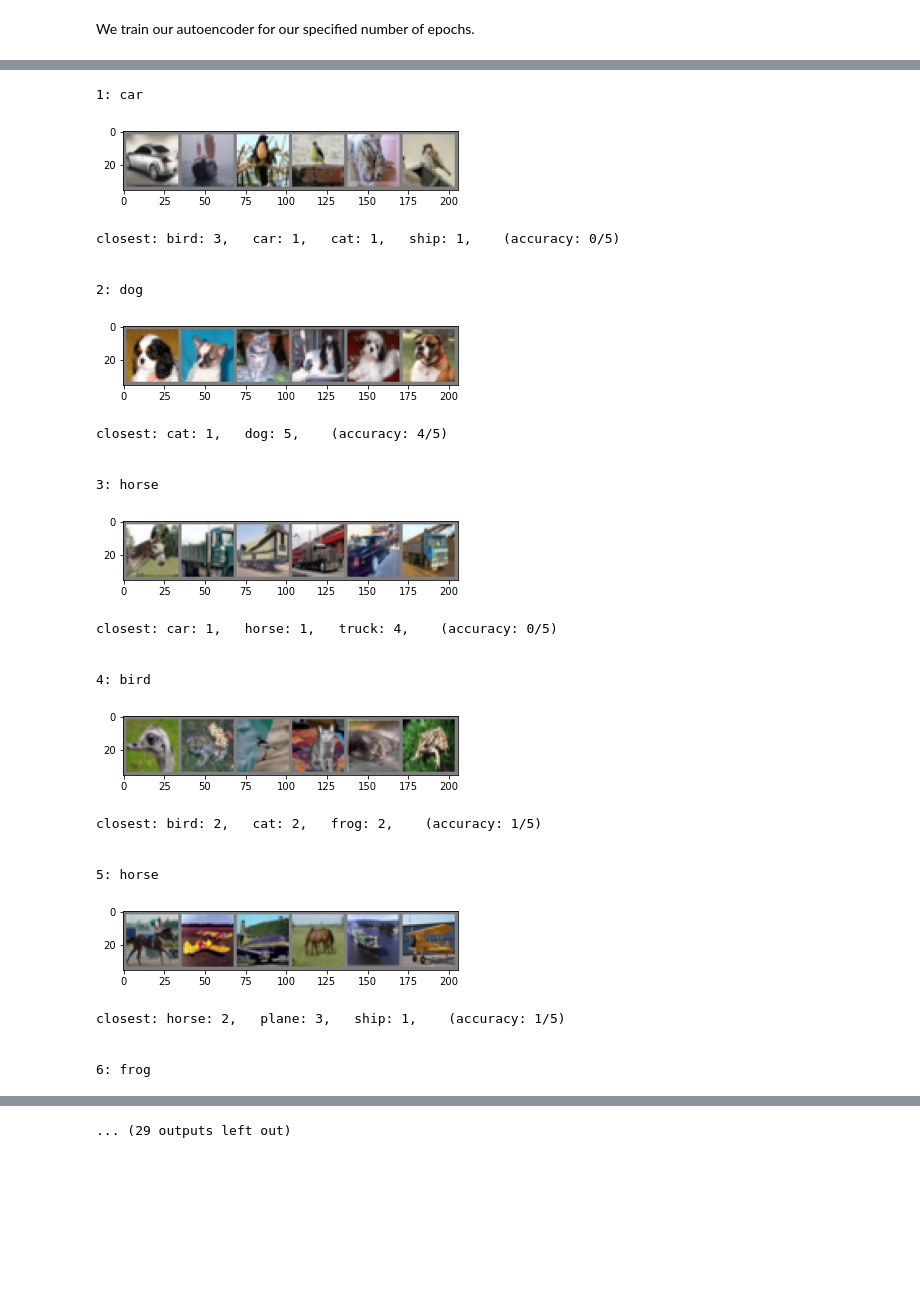
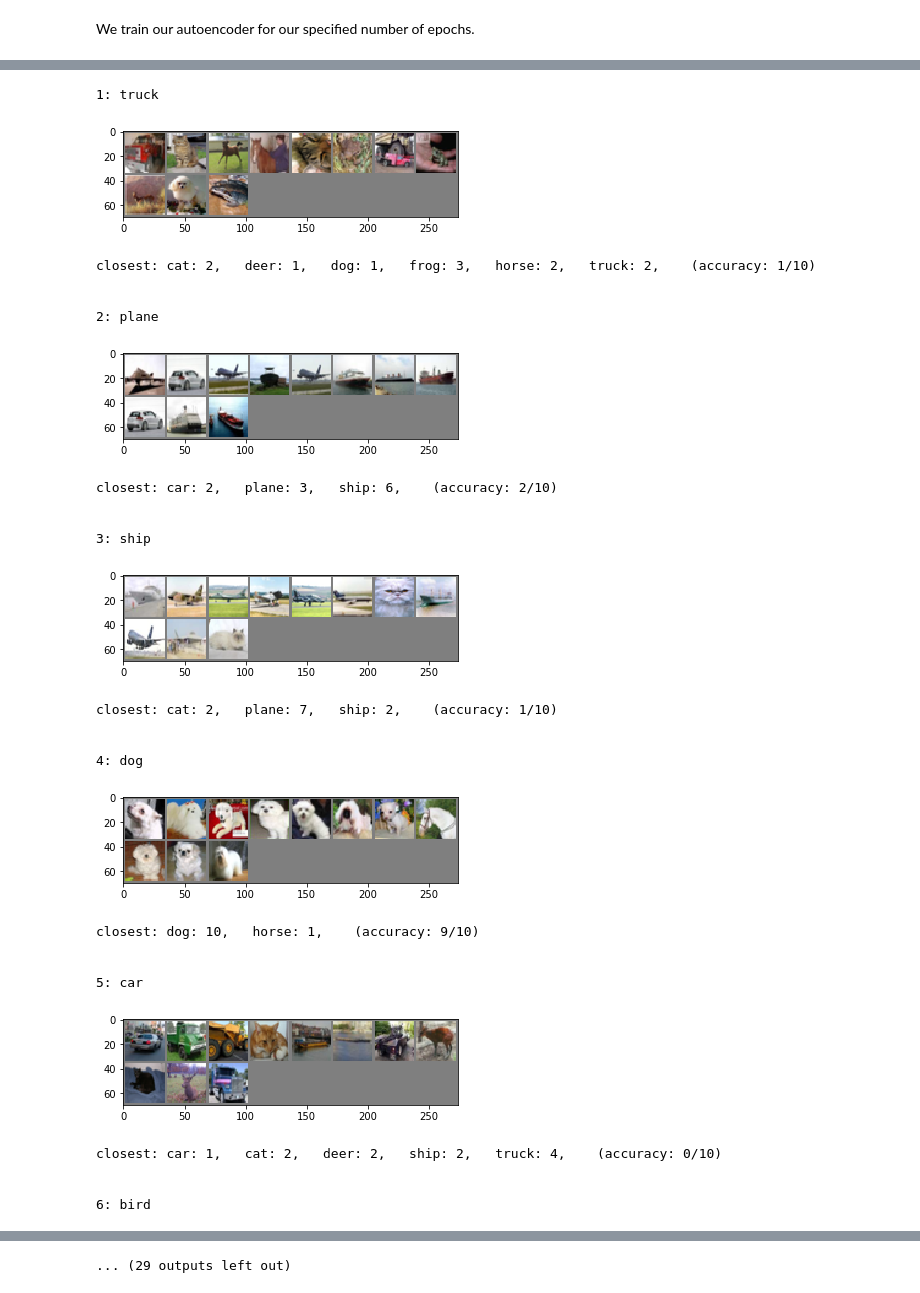
Before and after one commit to PhilipOe1612340/MMR-Autoencoder, a Jupyter notebook: src/autoencoder-pytorch.ipynb, the cells around one changed output, grey strips where cells are left out. Cells and saved outputs as stored; diff of their text form; code cells hidden in the pictures; blank space fills up the shorter version.

```diff
--- a/src/autoencoder-pytorch.ipynb
+++ b/src/autoencoder-pytorch.ipynb
@@ -22,7 +22,7 @@ Set our seed and other configurations for reproducibility.
 seed = 42
 torch.manual_seed(seed)
 torch.backends.cudnn.deterministic = True
-PATH = './cifar_net.pth'
+PATH = './netWithNoise.pth'
 # %% [markdown]
 ## Dataset
 
@@ -32,7 +32,7 @@ from model import *
 from data import *
 from pre_processing import *
 # %%
-batch_size = 1024
+batch_size = 1024 * 4
 dataset = Loader(batch_size=batch_size)
 trainloader = dataset.trainloader
 
@@ -52,7 +52,7 @@ def imshow(img):
 
 
 print('Examples:')
-# examples(trainloader)
+examples(trainloader)
 # %% [output]
 Wait for both datasets to be downloaded and verified.
 Files already downloaded and verified
@@ -220,17 +247,17 @@ Clipping input data to the valid range for imshow with RGB data ([0..1] for floa
 #pairplot
 
 dataset_iter = iter(dataset.testloader)
-images, labels = dataset_iter.next()
+images, classes = dataset_iter.next()
 length = len(images)
 
-net3 = AE()
-net3.load_state_dict(torch.load(PATH, map_location=torch.device('cpu')))
+net2 = AE()
+net2.load_state_dict(torch.load(PATH, map_location=torch.device('cpu')))
 
-net3.getLatentSpace(True)
+net2.getLatentSpace(True)
 
-outputs3 = net3(images).data.numpy()
+outputs = net2(images).data.numpy()
 
-outputFrame = pd.DataFrame(outputs3)
+outputFrame = pd.DataFrame(outputs)
 
 sns.pairplot(outputFrame.sample(50))
 # %% [output]
@@ -254,58 +283,59 @@ outputShape = np.shape(outputs)
 
 # flatten latent space
 outputs = outputs.flatten().reshape(length, np.prod(outputShape[1:]))
+classNames = dataset.classes
 # %%
 # get 20 random images with closest matches
 for i in range(20):
     print('\n')
     srcImgId = round(random() * length)
     srcImgClass = classes[srcImgId]
-    closest = findNClosest(outputs[srcImgId], outputs, 6)
+    closest = findNClosest(outputs[srcImgId], outputs, 11)
 
     acc = 0
     closeImages = []
     closeClasses = []
     for img in closest:
         id = int(img[-1])
         closeImages.append(images[id])
         closeClasses.append(classNames[classes[id]])
         acc += 1 if classes[id] == srcImgClass else 0
 
     # show images
     print(str(i + 1) + ": " + classNames[srcImgClass])
     imshow(torchvision.utils.make_grid(closeImages))
 
     # show classes
     unique, count = np.unique(closeClasses, return_counts = True)
     res = ""
     for j in range(len(unique)):
         res += unique[j] + ": " + str(count[j]) + ",   "
 
-    print('closest: ' + res + ' (accuracy: ' + str(acc - 1) + '/5)')
+    print('closest: ' + res + ' (accuracy: ' + str(acc - 1) + '/10)')
 # %% [output]
-1: car
+1: truck
-[figure, old version]
+[figure, new version]
-closest: bird: 3,   car: 1,   cat: 1,   ship: 1,    (accuracy: 0/5)
+closest: cat: 2,   deer: 1,   dog: 1,   frog: 3,   horse: 2,   truck: 2,    (accuracy: 1/10)
 
 
-2: dog
+2: plane
-[figure, old version]
+[figure, new version]
-closest: cat: 1,   dog: 5,    (accuracy: 4/5)
+closest: car: 2,   plane: 3,   ship: 6,    (accuracy: 2/10)
 
 
-3: horse
+3: ship
-[figure, old version]
+[figure, new version]
-closest: car: 1,   horse: 1,   truck: 4,    (accuracy: 0/5)
+closest: cat: 2,   plane: 7,   ship: 2,    (accuracy: 1/10)
 
 
-4: bird
+4: dog
-[figure, old version]
+[figure, new version]
-closest: bird: 2,   cat: 2,   frog: 2,    (accuracy: 1/5)
+closest: dog: 10,   horse: 1,    (accuracy: 9/10)
 
 
-5: horse
+5: car
-[figure, old version]
+[figure, new version]
-closest: horse: 2,   plane: 3,   ship: 1,    (accuracy: 1/5)
+closest: car: 1,   cat: 2,   deer: 2,   ship: 2,   truck: 4,    (accuracy: 0/10)
 
 
-6: frog
+6: bird
```
Also changed, not shown: parts of 10 cells of this notebook.
